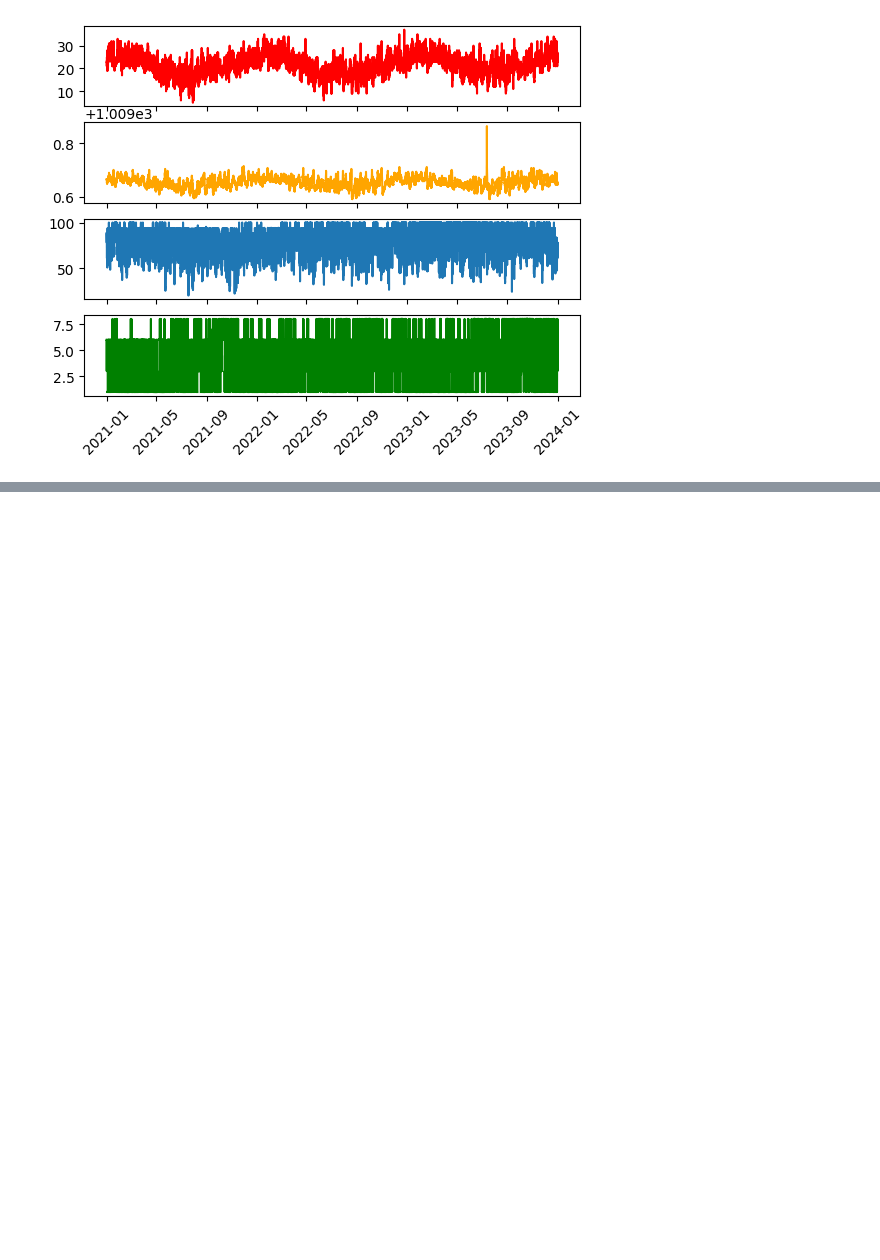
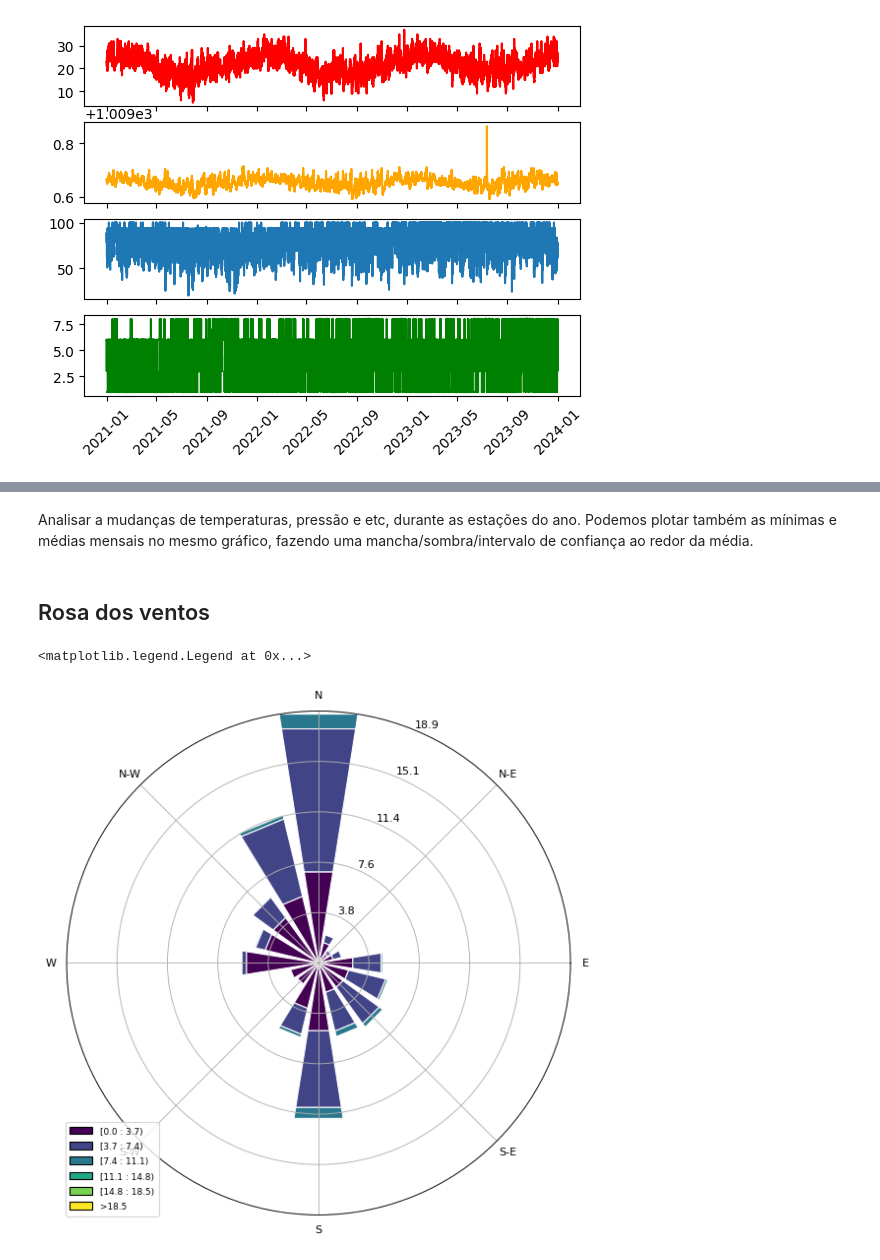
Before and after one commit to Suelensilva22/ENS5173_202401, a Jupyter notebook: Aula_Atividade_02.ipynb, the cells around one changed output, grey strips where cells are left out. Drawn from its saved outputs; the diff is of its cells as text; code cells hidden in the pictures; blank space fills up the shorter version.

```diff
--- a/Aula_Atividade_02.ipynb
+++ b/Aula_Atividade_02.ipynb
@@ -204,0 +275,14 @@ datetime
+# %% [markdown]
+Analisar a mudanças de temperaturas, pressão e etc, durante as estações do ano. Podemos plotar também as mínimas e médias mensais no mesmo gráfico, fazendo uma mancha/sombra/intervalo de confiança ao redor da média.
+# %% [markdown]
+## Rosa dos ventos
+# %%
+# Criando minha rosa dos ventos
+from windrose import WindroseAxes
+
+ax = WindroseAxes.from_ax()
+ax.bar(metSuperficie['wd'], metSuperficie['ws'], normed=True, opening=0.8, edgecolor='white')
+ax.set_legend()
+# %% [output]
+<matplotlib.legend.Legend at 0x...>
+[figure, added]
```
Also changed, not shown: parts of 7 cells of this notebook.
